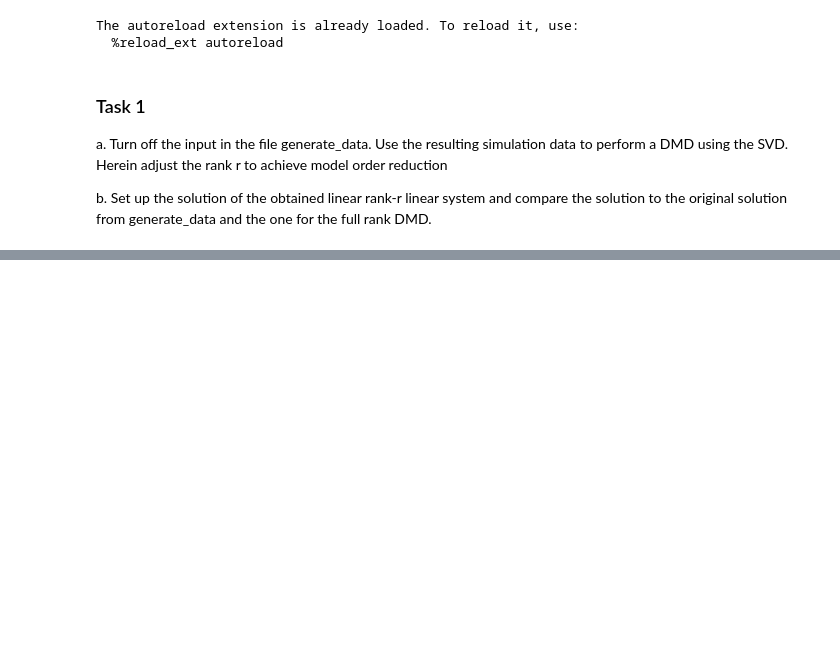
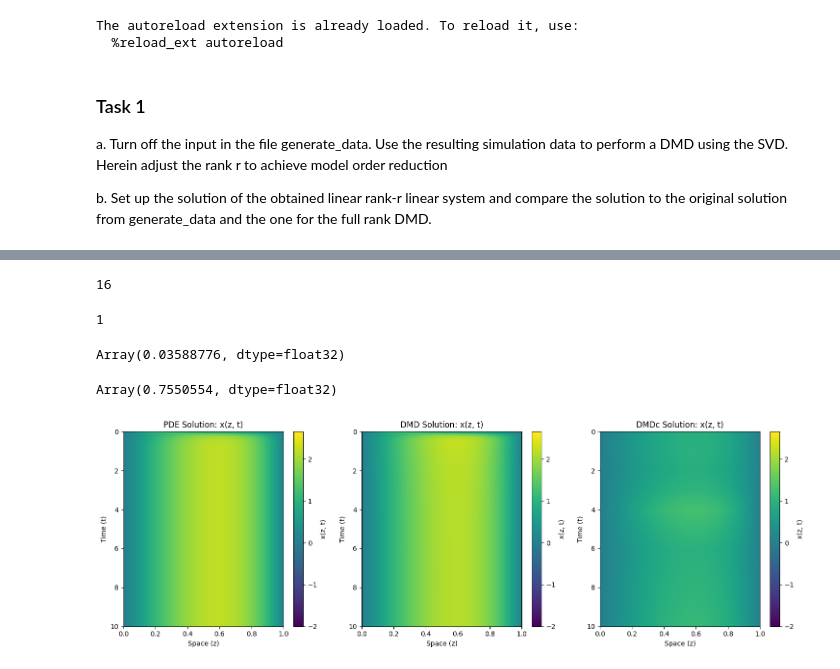
Before and after one commit to MatzeLopi/KIT-2243070, a Jupyter notebook: Exercises/ex4.ipynb, the cells around one changed output, grey strips where cells are left out. Drawn from its saved outputs; the diff is of its cells as text; code cells hidden in the pictures; blank space fills up the shorter version.

```diff
--- a/Exercises/ex4.ipynb
+++ b/Exercises/ex4.ipynb
@@ -53,8 +67,14 @@ x_0 = x_[:, 0]
 # %%
-a, phi, lam = dmd.dmd(x_,x_prime, 6)
-timesteps = jnp.arange(0,1000)
-result = dmd.dmd_reconstruction(phi, lam,x_0,timesteps)
+r, a, phi, lam = dmd.optimize(x_,x_prime, t,(1,20))
+result = dmd.simulate(phi, lam,x_0,t)
+result = result.real
+display(r)
+# %% [output]
+16
 # %%
 u = u[:x.shape[0]-1].reshape(1,-1)
-a_c, b_c, phi_c, lam_c = dmd.dmdc(x_,x_prime,u, 6)
+r_c, a_c, b_c, phi_c, lam_c = dmdc.optimize(x_,x_prime,u, t, (1,20))
+display(r_c)
+# %% [output]
+1
 # %%
@@ -62 +83,34 @@ result_c = dmd.dmdc_reconstruction(x_0, u.T, a_c, b_c, phi_c)
+# %%
+display(errors._mean_absolute_error(x, result))
+display(errors._mean_absolute_error(x, result_c))
+# %% [output]
+Array(0.03588776, dtype=float32)
+Array(0.7550554, dtype=float32)
+# %%
+plt.figure(figsize=(15, 5))
+plt.subplot(1, 3, 1)
+plt.imshow(x, extent=[z[0], z[-1], t[-1], t[0]], aspect='auto', cmap='viridis')
+plt.colorbar(label='x(z, t)')
+plt.xlabel('Space (z)')
+plt.ylabel('Time (t)')
+plt.title('PDE Solution: x(z, t)')
+
+plt.subplot(1, 3, 2)
+plt.imshow(result, extent=[z[0], z[-1], t[-1], t[0]], aspect='auto', cmap='viridis')
+plt.colorbar(label='x(z, t)')
+plt.xlabel('Space (z)')
+plt.ylabel('Time (t)')
+plt.title('DMD Solution: x(z, t)')
+
+plt.subplot(1, 3, 3)
+plt.imshow(result_c, extent=[z[0], z[-1], t[-1], t[0]], aspect='auto', cmap='viridis')
+plt.colorbar(label='x(z, t)')
+plt.xlabel('Space (z)')
+plt.ylabel('Time (t)')
+plt.title('DMDc Solution: x(z, t)')
+
+plt.tight_layout()
+plt.show()
+# %% [output]
+[figure, added]
 # %%
```
Also changed, not shown: parts of 6 cells of this notebook, 14 other files.
